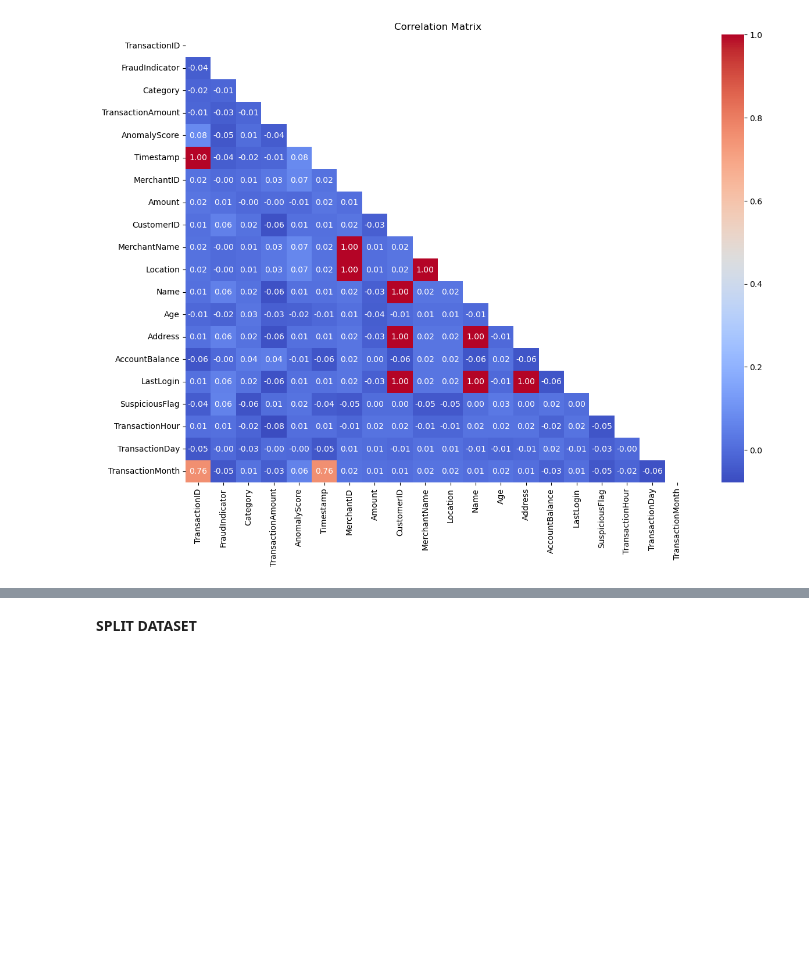
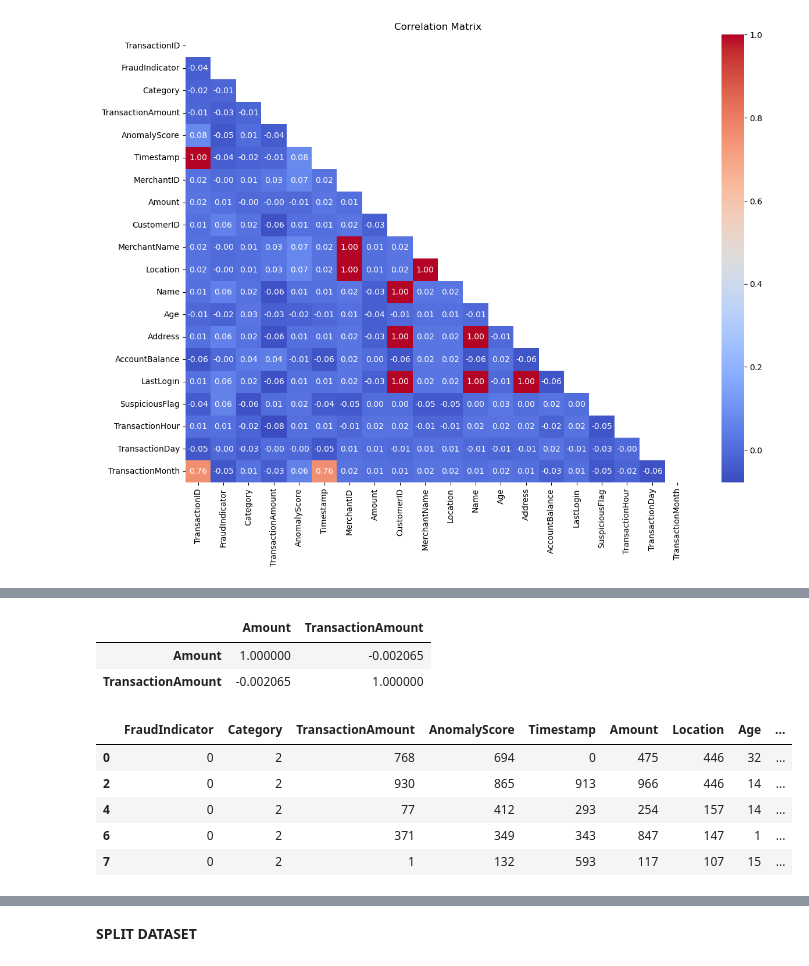
Before and after one commit to Elora-oise/fraud_detection, a Jupyter notebook: fraud_detection_ml.ipynb, the cells around one changed output, grey strips where cells are left out. Cells and saved outputs as stored; diff of their text form; code cells hidden in the pictures; blank space fills up the shorter version.

```diff
--- a/fraud_detection_ml.ipynb
+++ b/fraud_detection_ml.ipynb
@@ -350,0 +383,17 @@ plt.show()
+# %%
+df_ml[["Amount", "TransactionAmount"]].corr()
+# %% [output]
+|  | Amount | TransactionAmount |
+| Amount | 1.000000 | -0.002065 |
+| TransactionAmount | -0.002065 | 1.000000 |
+# %%
+columns_to_drop = ["TransactionID", "CustomerID", "MerchantID", "Name", "Address", "MerchantName", "LastLogin"]
+df_ml = df_ml.drop(columns=columns_to_drop, errors="ignore")
+df_ml.head()
+# %% [output]
+|  | FraudIndicator | Category | TransactionAmount | AnomalyScore | Timestamp | Amount | Location | Age | ... |
+| 0 | 0 | 2 | 768 | 694 | 0 | 475 | 446 | 32 | ... |
+| 2 | 0 | 2 | 930 | 865 | 913 | 966 | 446 | 14 | ... |
+| 4 | 0 | 2 | 77 | 412 | 293 | 254 | 157 | 14 | ... |
+| 6 | 0 | 2 | 371 | 349 | 343 | 847 | 147 | 1 | ... |
+| 7 | 0 | 2 | 1 | 132 | 593 | 117 | 107 | 15 | ... |
```
Also changed, not shown: parts of 8 cells of this notebook.
